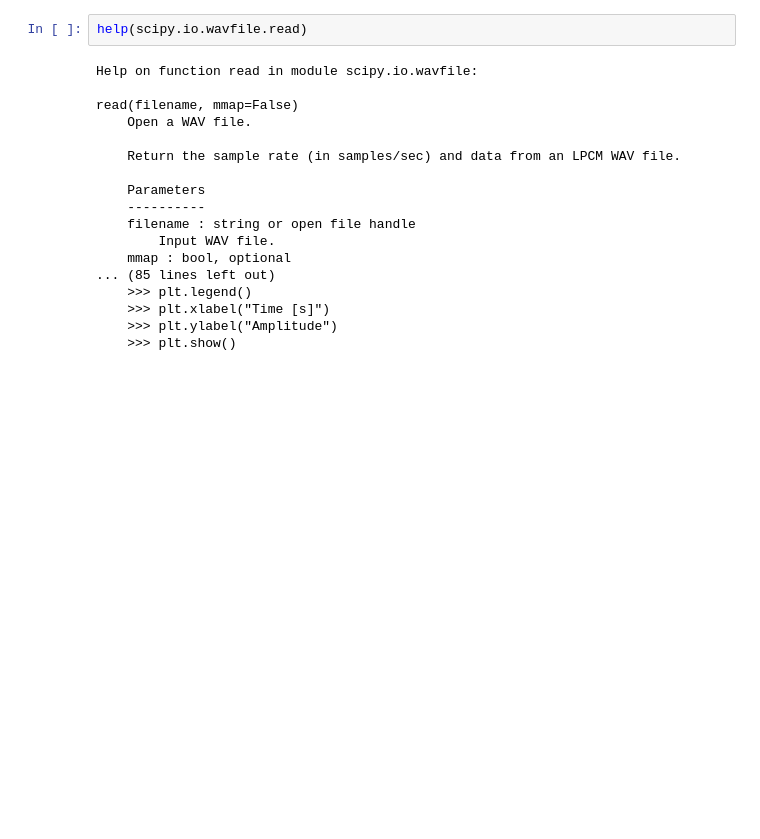
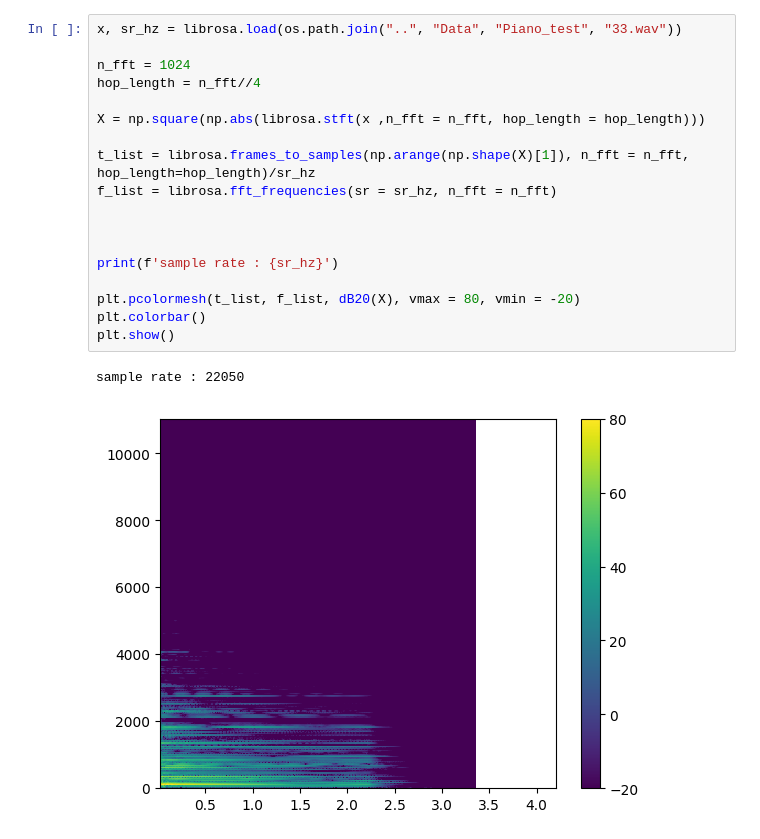
Before and after one commit to peladeaucome/ATIAM-PAM-AnalyseInstruments, a Jupyter notebook: Notebooks/come.ipynb, the cells around one changed output. Cells and saved outputs as stored; diff of their text form; blank space fills up the shorter version.

```diff
--- a/Notebooks/come.ipynb
+++ b/Notebooks/come.ipynb
@@ -50,20 +58,21 @@ plt.show()
-# %%
-help(scipy.io.wavfile.read)
-# %% [output]
-Help on function read in module scipy.io.wavfile:
-
-read(filename, mmap=False)
-    Open a WAV file.
-
-    Return the sample rate (in samples/sec) and data from an LPCM WAV file.
-
-    Parameters
-    ----------
-    filename : string or open file handle
-        Input WAV file.
-    mmap : bool, optional
-... (85 lines left out)
-    >>> plt.legend()
-    >>> plt.xlabel("Time [s]")
-    >>> plt.ylabel("Amplitude")
-    >>> plt.show()
+# %%
+x, sr_hz = librosa.load(os.path.join("..", "Data", "Piano_test", "33.wav"))
+
+n_fft = 1024
+hop_length = n_fft//4
+
+X = np.square(np.abs(librosa.stft(x ,n_fft = n_fft, hop_length = hop_length)))
+
+t_list = librosa.frames_to_samples(np.arange(np.shape(X)[1]), n_fft = n_fft, hop_length=hop_length)/sr_hz
+f_list = librosa.fft_frequencies(sr = sr_hz, n_fft = n_fft)
+
+
+
+print(f'sample rate : {sr_hz}')
+
+plt.pcolormesh(t_list, f_list, dB20(X), vmax = 80, vmin = -20)
+plt.colorbar()
+plt.show()
+# %% [output]
+sample rate : 22050
+[figure, added]
```
Also changed, not shown: parts of 4 cells of this notebook, 4 other files.
